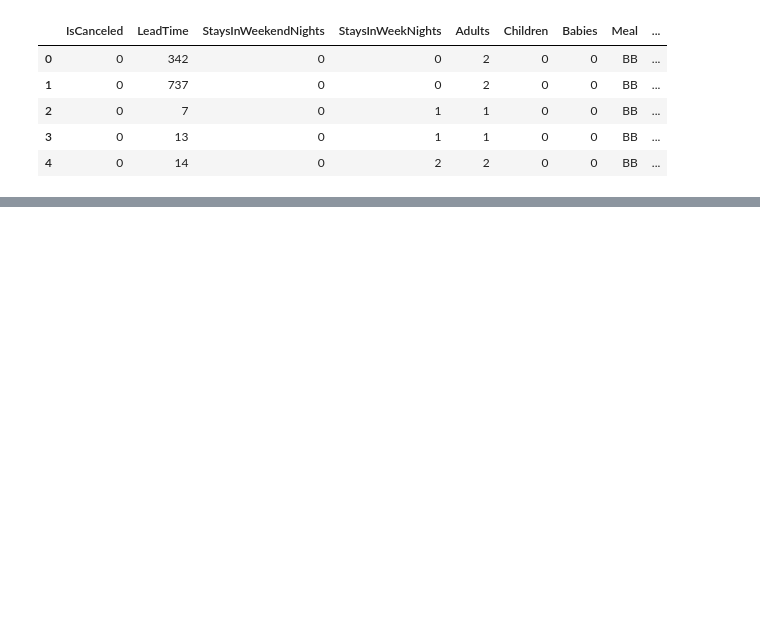
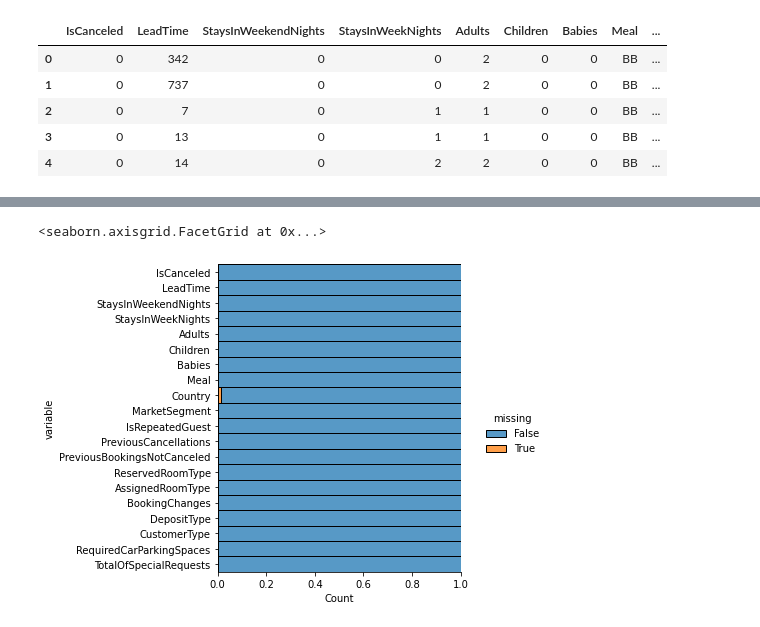
Before and after one commit to chaithrakc/hotel-booking-cancellation-prediction, a Jupyter notebook: src/Hotel Booking Cancellation Prediction.ipynb, the cells around one changed output, grey strips where cells are left out. Cells and saved outputs as stored; diff of their text form; code cells hidden in the pictures; blank space fills up the shorter version.

```diff
--- a/src/Hotel Booking Cancellation Prediction.ipynb
+++ b/src/Hotel Booking Cancellation Prediction.ipynb
@@ -20 +50,3 @@ bookings.head()
+# %%
+bookings.drop_duplicates(keep='first', inplace=True)
 # %%
@@ -39,0 +96,12 @@ memory usage: 6.1+ MB
+# %%
+# plotting NA values for each column
+sns.displot(
+    data=bookings.isna().melt(value_name='missing'),
+    y='variable',
+    hue='missing',
+    multiple='fill',
+    aspect=1.25
+)
+# %% [output]
+<seaborn.axisgrid.FacetGrid at 0x...>
+[figure, added]
```
Also changed, not shown: parts of 40 cells of this notebook.
